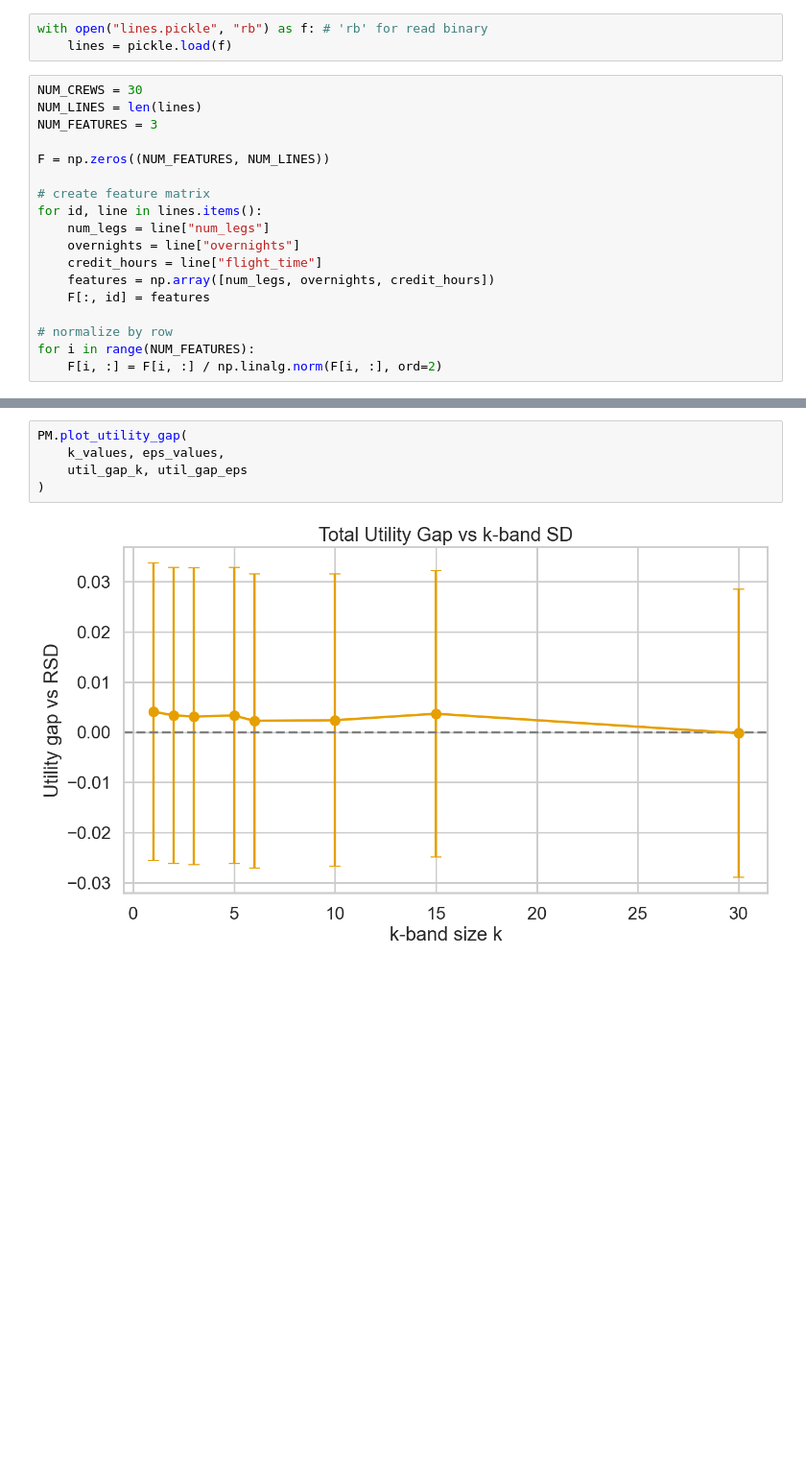
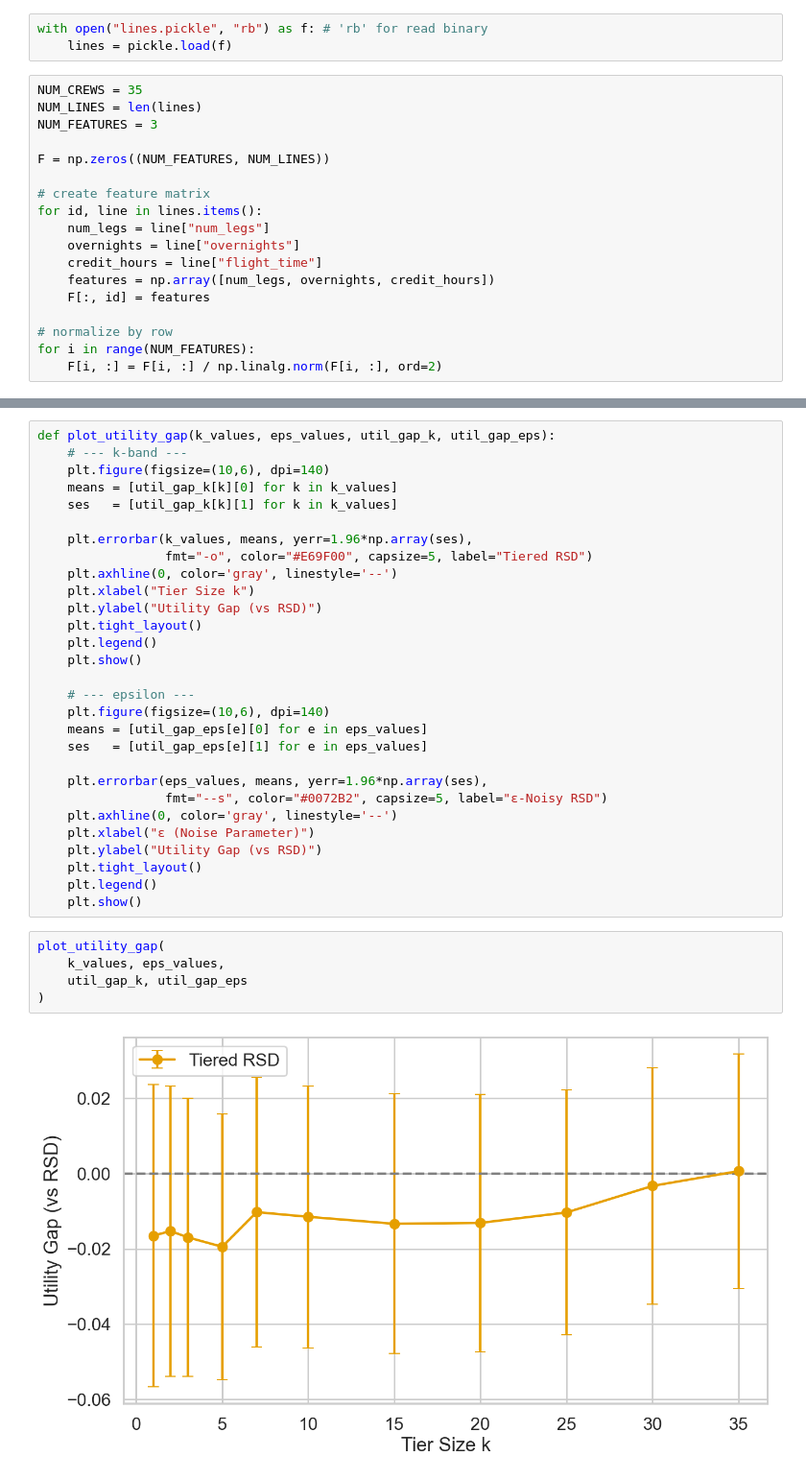
Before and after one commit to nachatjatu/crew_scheduling_market_design, a Jupyter notebook: sd_exp.ipynb, the cells around one changed output, grey strips where cells are left out. Shown at 96% size. Saved outputs shown, nothing was run; the diff lists cells and outputs as text; blank space fills up the shorter version.

```diff
--- a/sd_exp.ipynb
+++ b/sd_exp.ipynb
@@ -13,7 +13,7 @@ sns.set_theme(style="whitegrid", context="talk")
 with open("lines.pickle", "rb") as f: # 'rb' for read binary
     lines = pickle.load(f)
 # %%
-NUM_CREWS = 30
+NUM_CREWS = 35
 NUM_LINES = len(lines)
 NUM_FEATURES = 3
 
@@ -359,7 +434,36 @@ disruption = compute_disruption_curves(
+# %%
+def plot_utility_gap(k_values, eps_values, util_gap_k, util_gap_eps):
+    # --- k-band ---
+    plt.figure(figsize=(10,6), dpi=140)
+    means = [util_gap_k[k][0] for k in k_values]
+    ses   = [util_gap_k[k][1] for k in k_values]
+
+    plt.errorbar(k_values, means, yerr=1.96*np.array(ses),
+                 fmt="-o", color="#E69F00", capsize=5, label="Tiered RSD")
+    plt.axhline(0, color='gray', linestyle='--')
+    plt.xlabel("Tier Size k")
+    plt.ylabel("Utility Gap (vs RSD)")
+    plt.tight_layout()
+    plt.legend()
+    plt.show()
+
+    # --- epsilon ---
+    plt.figure(figsize=(10,6), dpi=140)
+    means = [util_gap_eps[e][0] for e in eps_values]
+    ses   = [util_gap_eps[e][1] for e in eps_values]
+
+    plt.errorbar(eps_values, means, yerr=1.96*np.array(ses),
+                 fmt="--s", color="#0072B2", capsize=5, label="ε-Noisy RSD")
+    plt.axhline(0, color='gray', linestyle='--')
+    plt.xlabel("ε (Noise Parameter)")
+    plt.ylabel("Utility Gap (vs RSD)")
+    plt.tight_layout()
+    plt.legend()
+    plt.show()
 # %%
-PM.plot_utility_gap(
+plot_utility_gap(
     k_values, eps_values,
     util_gap_k, util_gap_eps
 )
 # %% [output]
-[figure, old version]
+[figure, new version]
```
Also changed, not shown: parts of 16 cells of this notebook, 25 other files.
